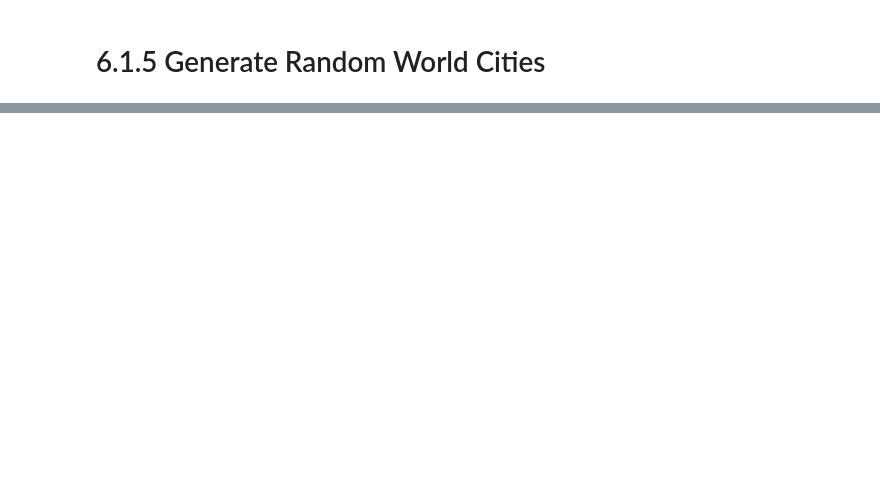
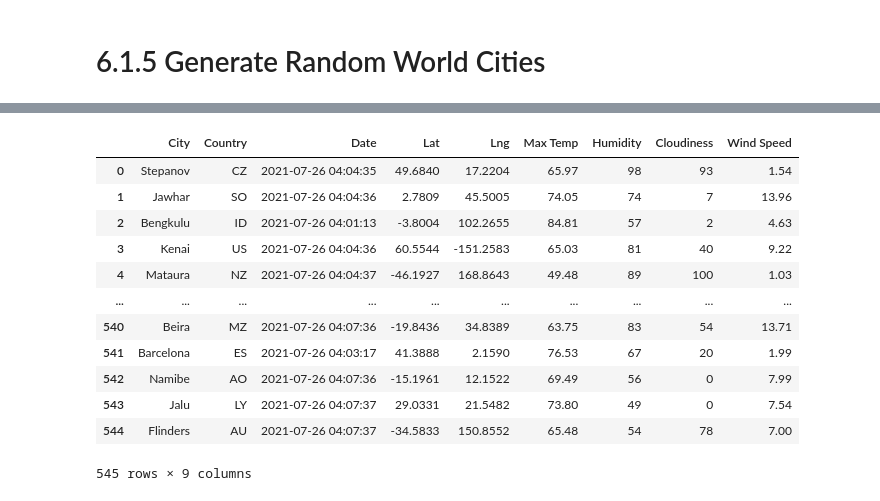
Before and after one commit to codestorms37/World_Weather_Analysis, a Jupyter notebook: WeatherPy.ipynb, the cells around one changed output, grey strips where cells are left out. Cells and saved outputs as stored; diff of their text form; code cells hidden in the pictures; blank space fills up the shorter version.

Commit message:
Cities data frame created

```diff
--- a/WeatherPy.ipynb
+++ b/WeatherPy.ipynb
@@ -9,3 +21,7 @@ import numpy as np
+# %%
+# Starting URL for Weather Map API Call.
+url = "http://api.openweathermap.org/data/2.5/weather?units=Imperial&APPID=" + weather_api_key
+# print(url)
 # %%
 # Create a set of random latitude and longitude combinations.
 lats = np.random.uniform(low=-90.000, high=90.000, size=1500)
@@ -58,0 +75,10 @@ len(cities)
+# %%
+# Create an empty list to hold the weather data.
+city_data = []
+# Print the beginning of the logging.
+print("Beginning Data Retrieval     ")
+print("-----------------------------")
+
+# Create counters.
+record_count = 1
+set_count = 1
@@ -58,0 +163,4 @@ len(cities)
+# %%
+# Convert the array of dictionaries to a Pandas DataFrame.
+city_data_df = pd.DataFrame(city_data)
+city_data_df.head(10)
@@ -58,0 +179,19 @@ len(cities)
+# %%
+# Reorder
+new_column_order = ["City", "Country", "Date", "Lat", "Lng", "Max Temp", "Humidity", "Cloudiness", "Wind Speed"]
+city_data_df = city_data_df[new_column_order]
+city_data_df
+# %% [output]
+|  | City | Country | Date | Lat | Lng | Max Temp | Humidity | Cloudiness | Wind Speed |
+| 0 | Stepanov | CZ | 2021-07-26 04:04:35 | 49.6840 | 17.2204 | 65.97 | 98 | 93 | 1.54 |
+| 1 | Jawhar | SO | 2021-07-26 04:04:36 | 2.7809 | 45.5005 | 74.05 | 74 | 7 | 13.96 |
+| 2 | Bengkulu | ID | 2021-07-26 04:01:13 | -3.8004 | 102.2655 | 84.81 | 57 | 2 | 4.63 |
+| 3 | Kenai | US | 2021-07-26 04:04:36 | 60.5544 | -151.2583 | 65.03 | 81 | 40 | 9.22 |
+| 4 | Mataura | NZ | 2021-07-26 04:04:37 | -46.1927 | 168.8643 | 49.48 | 89 | 100 | 1.03 |
+| ... | ... | ... | ... | ... | ... | ... | ... | ... | ... |
+| 540 | Beira | MZ | 2021-07-26 04:07:36 | -19.8436 | 34.8389 | 63.75 | 83 | 54 | 13.71 |
+| 541 | Barcelona | ES | 2021-07-26 04:03:17 | 41.3888 | 2.1590 | 76.53 | 67 | 20 | 1.99 |
+| 542 | Namibe | AO | 2021-07-26 04:07:36 | -15.1961 | 12.1522 | 69.49 | 56 | 0 | 7.99 |
+| 543 | Jalu | LY | 2021-07-26 04:07:37 | 29.0331 | 21.5482 | 73.80 | 49 | 0 | 7.54 |
+| 544 | Flinders | AU | 2021-07-26 04:07:37 | -34.5833 | 150.8552 | 65.48 | 54 | 78 | 7.00 |
+545 rows × 9 columns
```
Also changed, not shown: parts of 9 cells of this notebook, 3 other files.
